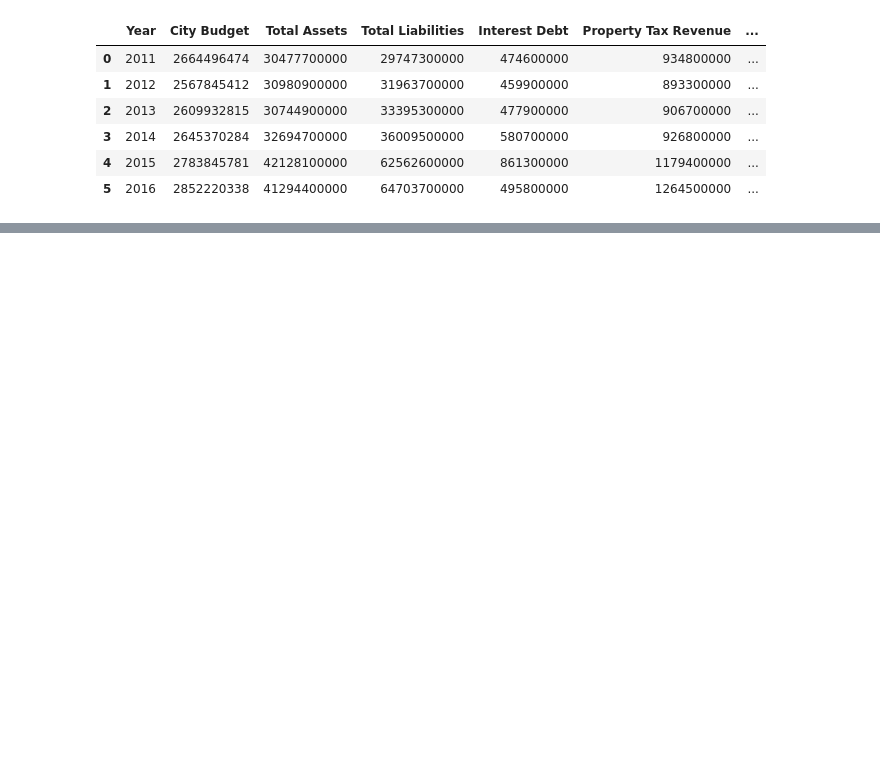
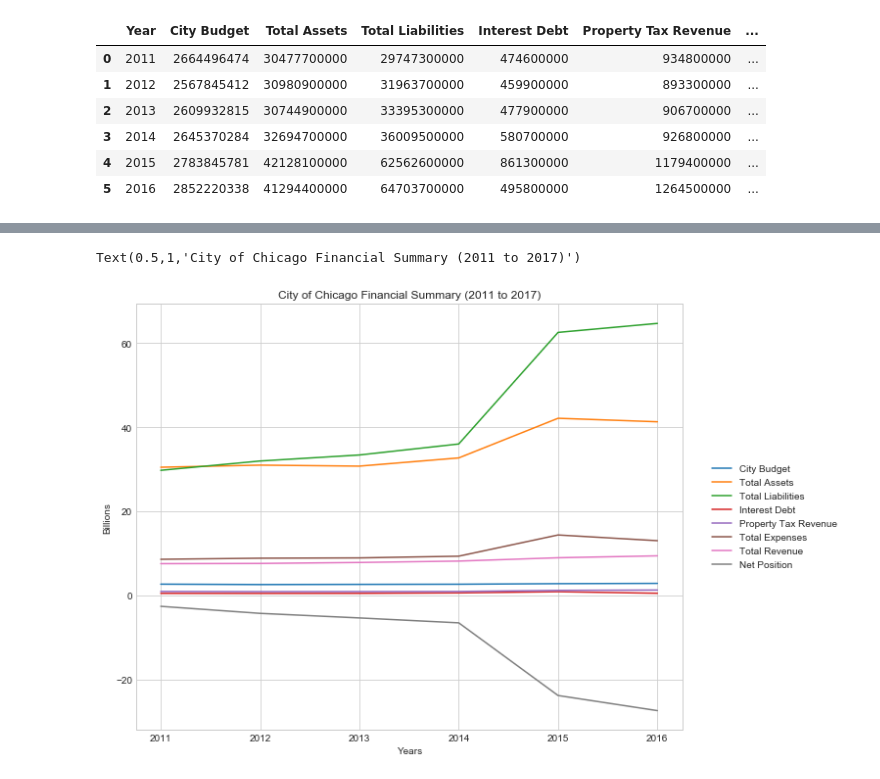
Before and after one commit to Tintin577/chicago_financials, a Jupyter notebook: Project_1_csv.ipynb, the cells around one changed output, grey strips where cells are left out. Cells and saved outputs as stored; diff of their text form; code cells hidden in the pictures; blank space fills up the shorter version.

```diff
--- a/Project_1_csv.ipynb
+++ b/Project_1_csv.ipynb
@@ -51,7 +51,7 @@ budget_by_year_df['department_description'].replace('MOPD', \
                                                     'MAYORS OFFICE-DISABILITIES', inplace=True)
 budget_by_year_df['department_description'].replace('CHICAGO FIRE DEPARTMENT', \
                                                     'FIRE DEPARTMENT', inplace=True)
-budget_by_year_df['department_description'].replace('POLICE DEPARTMENT', \
+budget_by_year_df['department_description'].replace('CHICAGO POLICE DEPARTMENT', \
                                                     'DEPARTMENT OF POLICE', inplace=True)
 # %%
 # Pull annual salaried employees into a dataframe
@@ -88,0 +225,7 @@ hourly_df.head()
+# %%
+# Summarize total employee counts in a dataframe
+total_dep_emp = dep_count[["2011 Dept Total Employees", "2012 Dept Total Employees", "2013 Dept Total Employees", \
+                          "2014 Dept Total Employees", "2015 Dept Total Employees", "2016 Dept Total Employees", \
+                          "2017 Dept Total Employees"]]
+
+total_dep_emp
@@ -130,3 +289,9 @@ dep_budgets
 | OFFICE OF EMERGENCY MANAGEMENT & ... | 72760175 | 61780680 | 62951692 | 65110197 | ... |
 | OFFICE OF THE MAYOR | 6560814 | 7118412 | 7835395 | 8153775 | ... |
 | POLICE BOARD | 155376 | 155376 | 157906 | 158136 | ... |
+# %%
+dep_salaries = pd.DataFrame()
+
+for year in years:
+
+    dep_salaries.loc[:, f"{year} Dept Avg Salary"] = round(dep_budgets[f"{year} Dept Budgets"]/total_dep_emp[f"{year} Dept Total Employees"],2)
@@ -209,0 +393,20 @@ diff_budgets
+# %%
+plt.figure(figsize=(10,8))
+
+plt.plot(total_budgets["Year"], total_budgets["City Budget"]/1000000000)
+plt.plot(total_budgets["Year"], total_budgets["Total Assets"]/1000000000)
+plt.plot(total_budgets["Year"], total_budgets["Total Liabilities"]/1000000000)
+plt.plot(total_budgets["Year"], total_budgets["Interest Debt"]/1000000000)
+plt.plot(total_budgets["Year"], total_budgets["Property Tax Revenue"]/1000000000)
+plt.plot(total_budgets["Year"], total_budgets["Total Expenses"]/1000000000)
+plt.plot(total_budgets["Year"], total_budgets["Total Revenue"]/1000000000)
+plt.plot(total_budgets["Year"], total_budgets["Net Position"]/1000000000)
+
+sns.set_style("whitegrid")
+plt.legend(loc="right", bbox_to_anchor=(1.3, 0.5))
+plt.ylabel("Billions")
+plt.xlabel("Years")
+plt.title("City of Chicago Financial Summary (2011 to 2017)")
+# %% [output]
+Text(0.5,1,'City of Chicago Financial Summary (2011 to 2017)')
+[figure, added]
```
Also changed, not shown: parts of 15 cells of this notebook, 2 other files.
